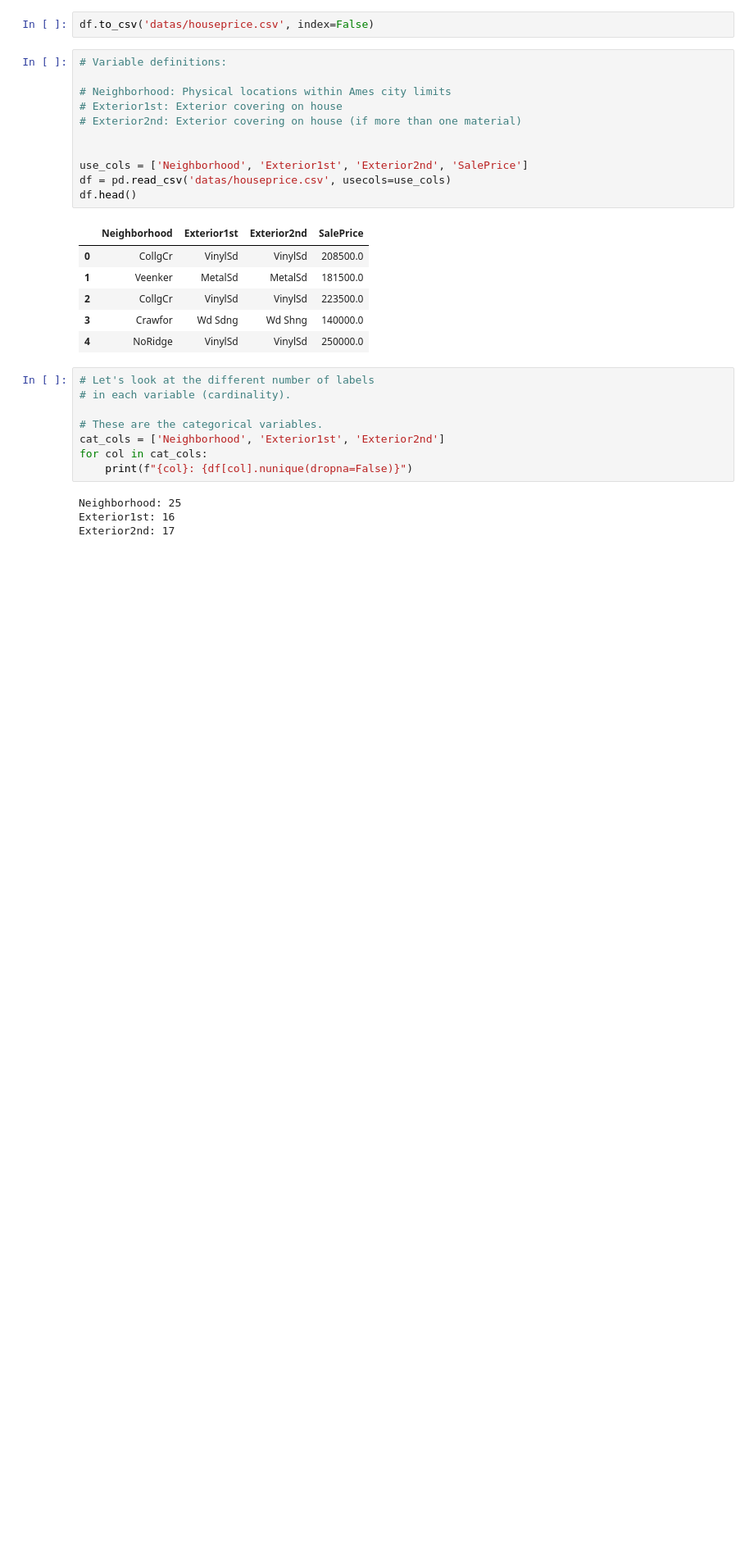
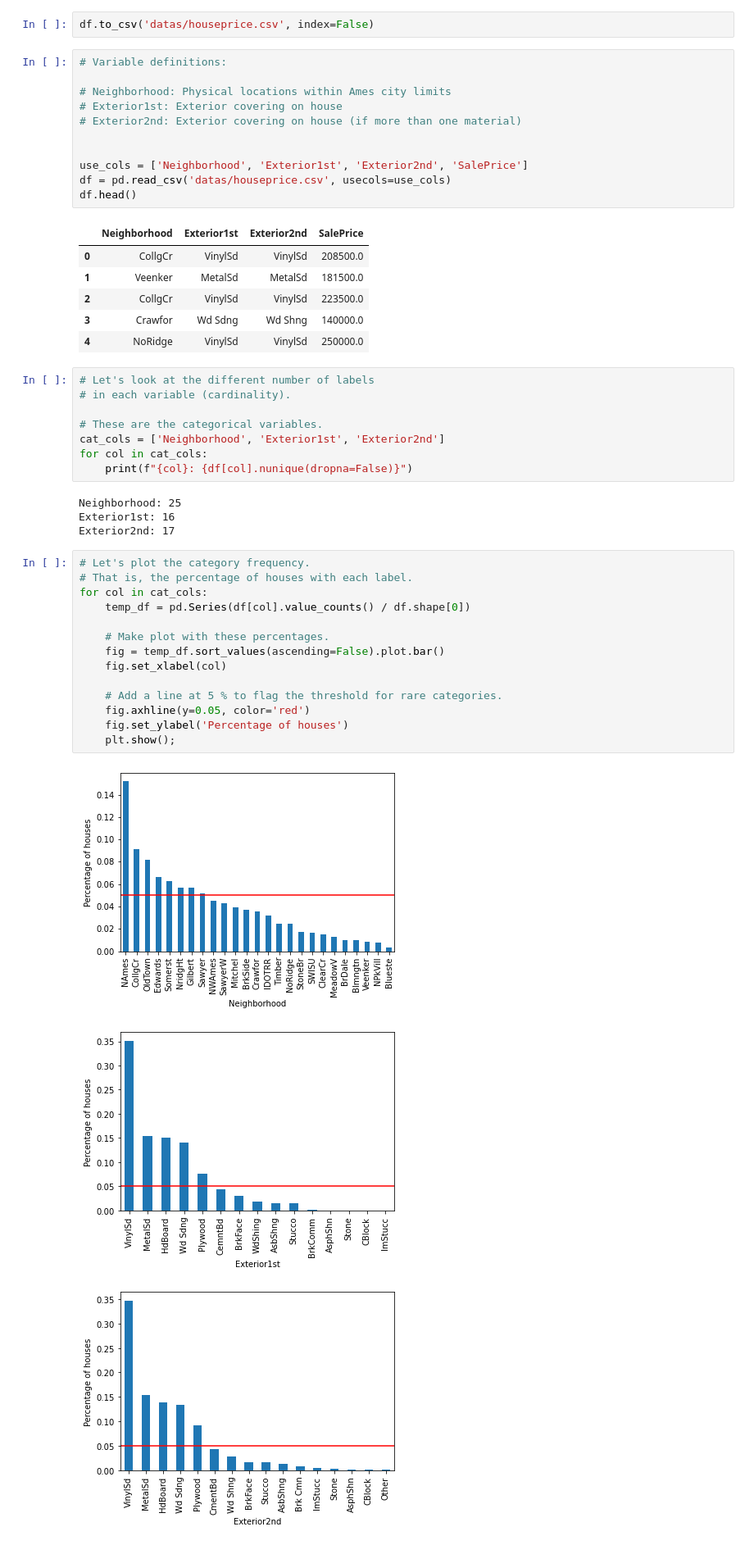
Before and after one commit to dajebbar/feature_engineering, a Jupyter notebook: python_fe/Lec2-RareLabels.ipynb, the cells around one changed output. Shown: that part at 82% size. Saved outputs shown, nothing was run; the diff lists cells and outputs as text; blank space fills up the shorter version.

Commit message:
rare labels %

```diff
--- a/python_fe/Lec2-RareLabels.ipynb
+++ b/python_fe/Lec2-RareLabels.ipynb
@@ -119,3 +119,21 @@ for col in cat_cols:
 Neighborhood: 25
 Exterior1st: 16
 Exterior2nd: 17
+# %%
+# Let's plot the category frequency.
+# That is, the percentage of houses with each label.
+for col in cat_cols:
+    temp_df = pd.Series(df[col].value_counts() / df.shape[0])
+
+    # Make plot with these percentages.
+    fig = temp_df.sort_values(ascending=False).plot.bar()
+    fig.set_xlabel(col)
+
+    # Add a line at 5 % to flag the threshold for rare categories.
+    fig.axhline(y=0.05, color='red')
+    fig.set_ylabel('Percentage of houses')
+    plt.show();
+# %% [output]
+[figure, added]
+[figure, added]
+[figure, added]
```
